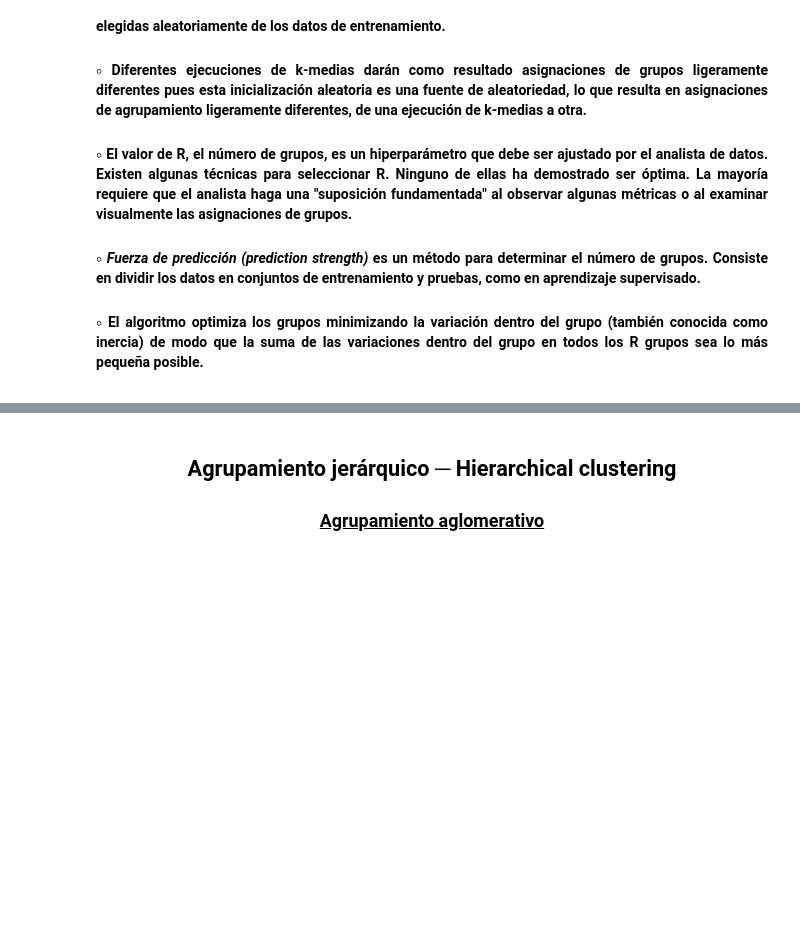
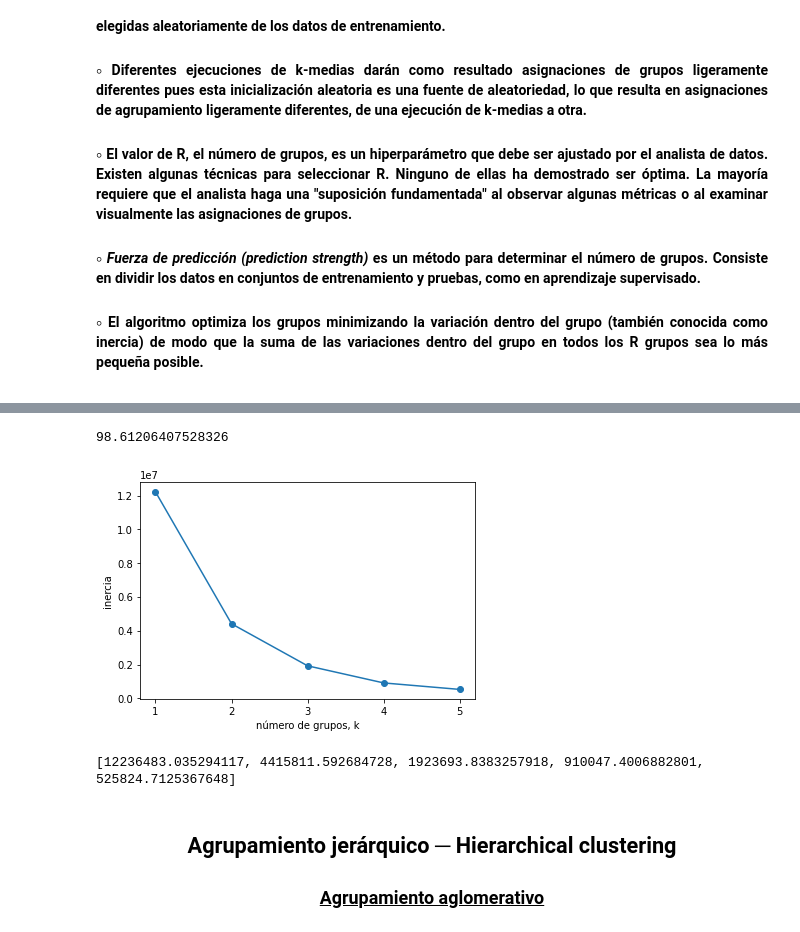
Before and after one commit to garestrear/ninja-pythonist, a Jupyter notebook: NoSupervisado/AprendizajeNoSupervisado.ipynb, the cells around one changed output, grey strips where cells are left out. Cells and saved outputs as stored; diff of their text form; code cells hidden in the pictures; blank space fills up the shorter version.

```diff
--- a/NoSupervisado/AprendizajeNoSupervisado.ipynb
+++ b/NoSupervisado/AprendizajeNoSupervisado.ipynb
@@ -283,3 +290,33 @@ dtype: int64
+# %%
+print(pipeline_3[1].inertia_)
+# %% [output]
+98.61206407528326
+# %%
+# Diferentes valores de k
+ks = range(1,6)
+inertias = []
+
+for k in ks:
+  # Creamos una instancia de KMeans con k clusters
+  model = KMeans(n_clusters = k)
+
+  # Ajustamos el modelo a los datos
+  model.fit(samples)
+
+  # Append inertia a la lista de inercias
+  inertias.append(model.inertia_)
+
+# Grafica de ks vs inercias
+plt.plot(ks, inertias, '-o')
+plt.xlabel('número de grupos, k')
+plt.ylabel('inercia')
+plt.xticks(ks)
+plt.show()
+
+print(inertias)
+# %% [output]
+[figure, added]
+[12236483.035294117, 4415811.592684728, 1923693.8383257918, 910047.4006882801, 525824.7125367648]
 # %% [markdown]
 ## <center> Agrupamiento jerárquico ─ Hierarchical clustering</center>
 ### <center> <u> Agrupamiento aglomerativo </u> </center>
```
Also changed, not shown: parts of 14 cells of this notebook.
